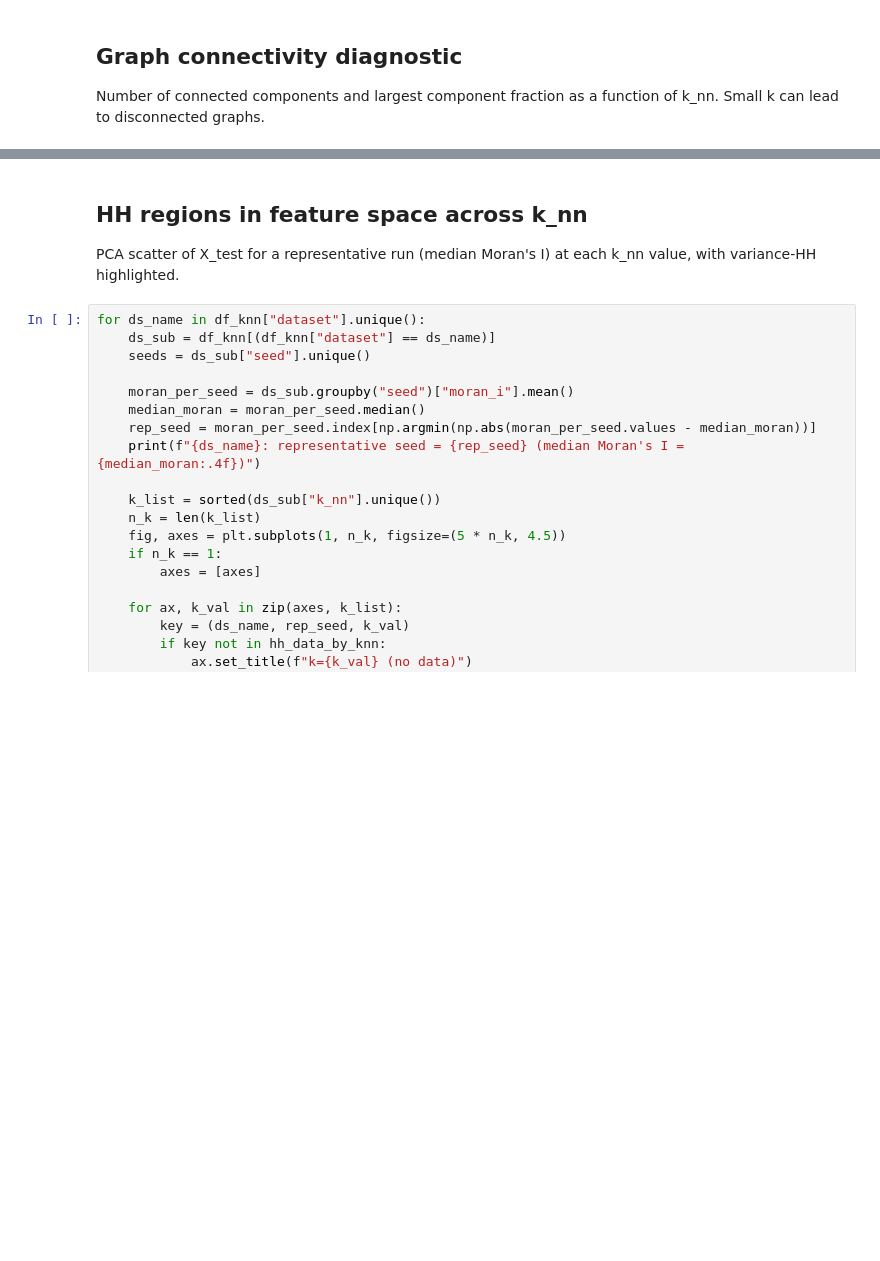
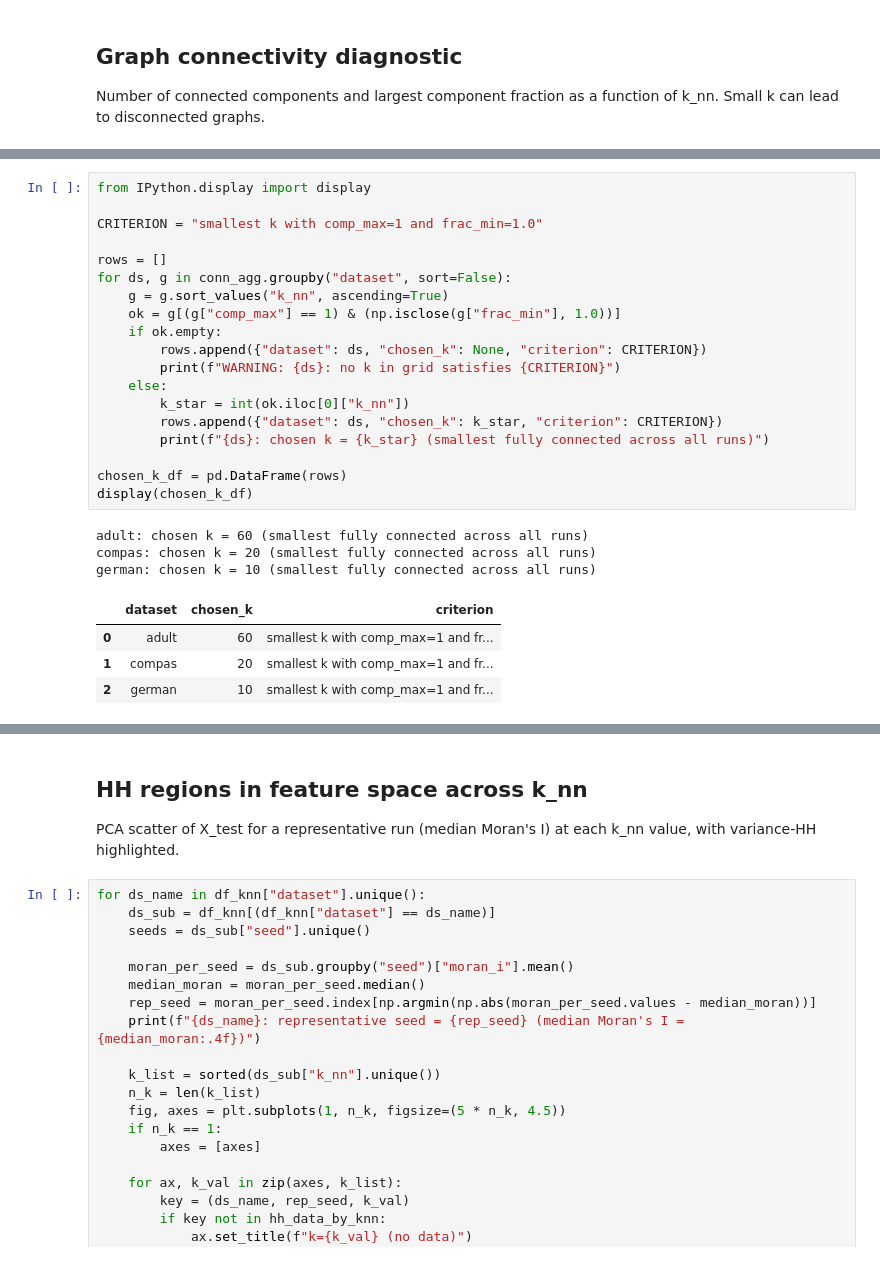
Before and after one commit to DejvisT/spatial-rashomon-multiplicity, a Jupyter notebook: notebooks/05_sensitivity_kNN.ipynb, the cells around one changed output, grey strips where cells are left out. Cells and saved outputs as stored; diff of their text form; blank space fills up the shorter version.

```diff
--- a/notebooks/05_sensitivity_kNN.ipynb
+++ b/notebooks/05_sensitivity_kNN.ipynb
@@ -156 +165,28 @@ Number of connected components and largest component fraction as a function of k
+# %%
+from IPython.display import display
+
+CRITERION = "smallest k with comp_max=1 and frac_min=1.0"
+
+rows = []
+for ds, g in conn_agg.groupby("dataset", sort=False):
+    g = g.sort_values("k_nn", ascending=True)
+    ok = g[(g["comp_max"] == 1) & (np.isclose(g["frac_min"], 1.0))]
+    if ok.empty:
+        rows.append({"dataset": ds, "chosen_k": None, "criterion": CRITERION})
+        print(f"WARNING: {ds}: no k in grid satisfies {CRITERION}")
+    else:
+        k_star = int(ok.iloc[0]["k_nn"])
+        rows.append({"dataset": ds, "chosen_k": k_star, "criterion": CRITERION})
+        print(f"{ds}: chosen k = {k_star} (smallest fully connected across all runs)")
+
+chosen_k_df = pd.DataFrame(rows)
+display(chosen_k_df)
+# %% [output]
+adult: chosen k = 60 (smallest fully connected across all runs)
+compas: chosen k = 20 (smallest fully connected across all runs)
+german: chosen k = 10 (smallest fully connected across all runs)
+|  | dataset | chosen_k | criterion |
+| 0 | adult | 60 | smallest k with comp_max=1 and fr... |
+| 1 | compas | 20 | smallest k with comp_max=1 and fr... |
+| 2 | german | 10 | smallest k with comp_max=1 and fr... |
 # %%
```
Also changed, not shown: parts of 7 cells of this notebook, 23 other files.
